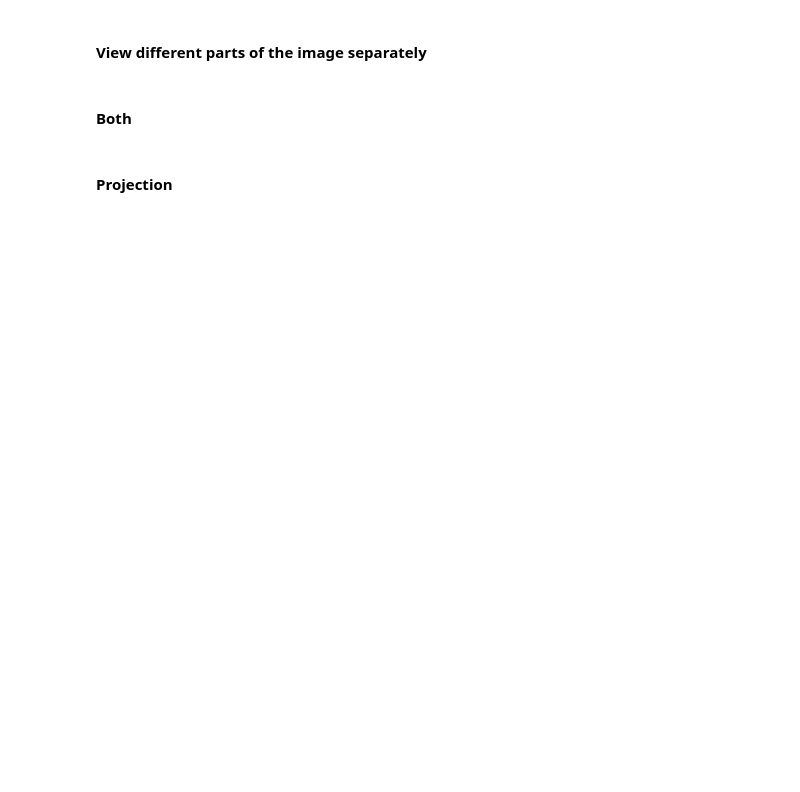
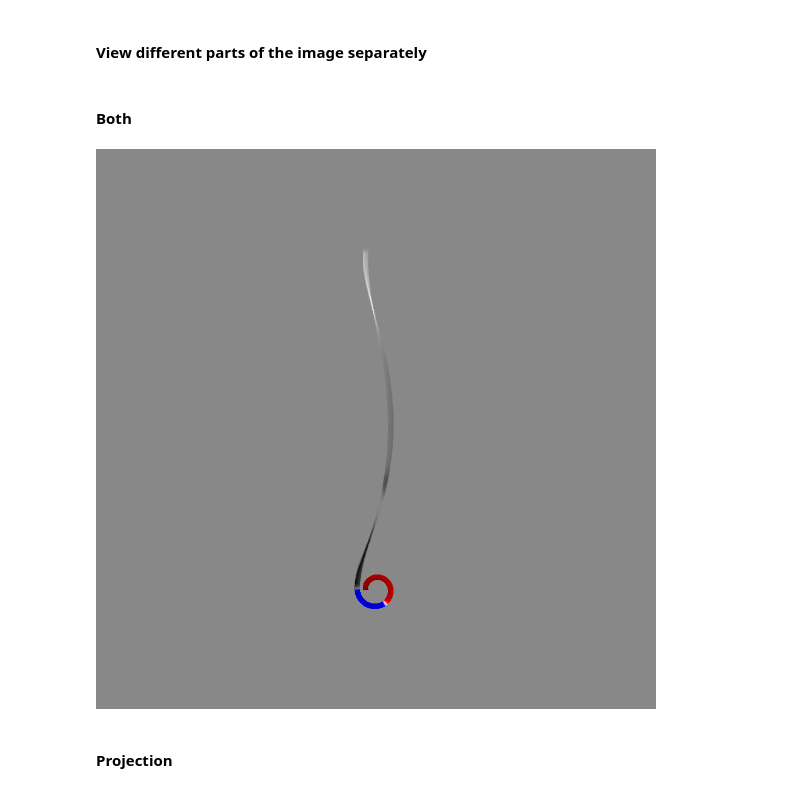
Before and after one commit to Skoricius/xmcd-projection, a Jupyter notebook: examples/magnumfe_projection.ipynb, the cells around one changed output. Drawn from its saved outputs; the diff is of its cells as text; code cells hidden in the pictures; blank space fills up the shorter version.

```diff
--- a/examples/magnumfe_projection.ipynb
+++ b/examples/magnumfe_projection.ipynb
@@ -86,6 +90,9 @@ vis.show(azi=azi, center=center_peem, dist=dist_peem)
 # %%
 vis.update_colors(xmcd_value, mag_colors)
 vis.view_both(azi=azi, center=center_peem, dist=dist_peem)
+Image.fromarray(vis.get_image_np())
+# %% [output]
+[figure, added]
 # %% [markdown]
 #### Projection
 # %%
```
Also changed, not shown: parts of 9 cells of this notebook, 10 other files.
